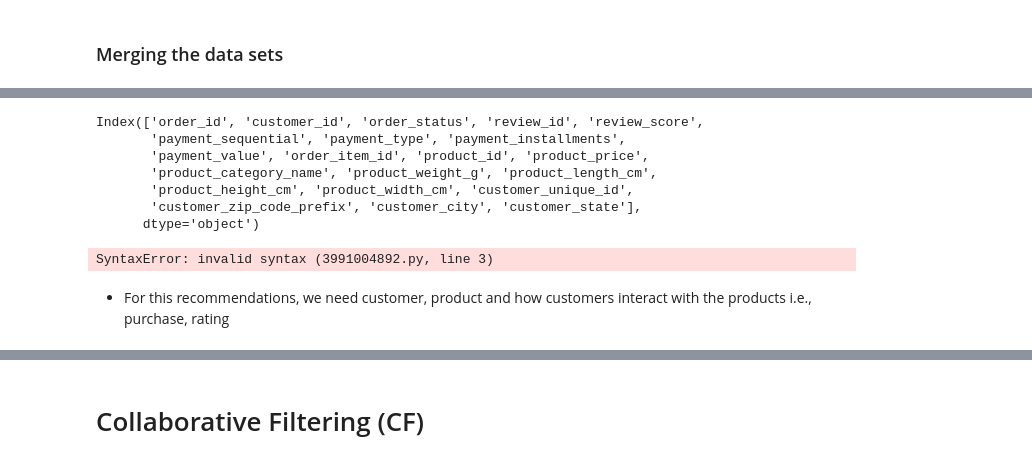
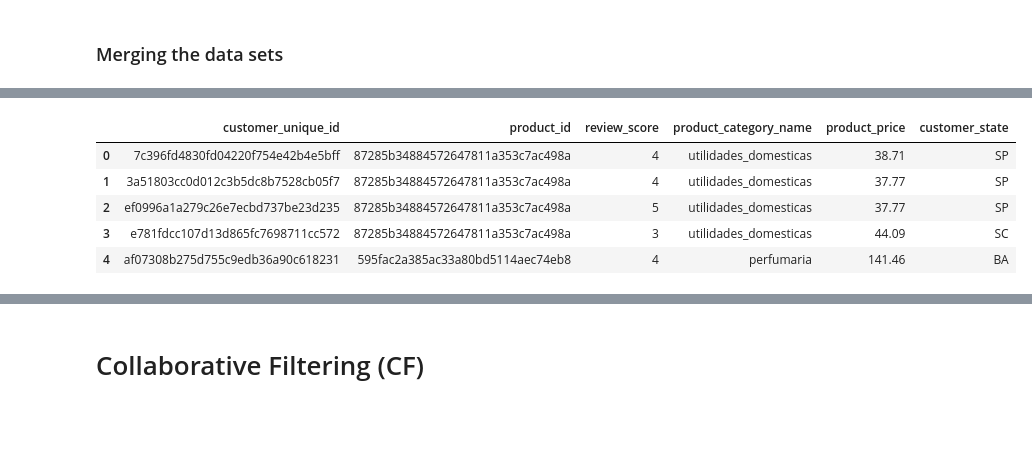
Before and after one commit to Daviedavie100/ML_MachineLearning, a Jupyter notebook: ecommerce.ipynb, the cells around one changed output, grey strips where cells are left out. Cells and saved outputs as stored; diff of their text form; code cells hidden in the pictures; blank space fills up the shorter version.

```diff
--- a/ecommerce.ipynb
+++ b/ecommerce.ipynb
@@ -875,16 +822,0 @@ orders.head(20)
-# %%
-orders.columns
-# %% [output]
-Index(['order_id', 'customer_id', 'order_status', 'review_id', 'review_score',
-       'payment_sequential', 'payment_type', 'payment_installments',
-       'payment_value', 'order_item_id', 'product_id', 'product_price',
-       'product_category_name', 'product_weight_g', 'product_length_cm',
-       'product_height_cm', 'product_width_cm', 'customer_unique_id',
-       'customer_zip_code_prefix', 'customer_city', 'customer_state'],
-      dtype='object')
-# %%
-# customers and sellers geo
-customers_geo = customers_dataset.merge(geolocation_dataset, left_on='customer_zip_code_prefix', right_on='geolocation_zip_code_prefix', how='left'
-sellers_geo = sellers_dataset.merge(geolocation_dataset, left_on='seller_zip_code_prefix', right_on='geolocation_zip_code_prefix', how='left')
-# %% [output]
-SyntaxError: invalid syntax (3991004892.py, line 3)
@@ -926,2 +822,0 @@ brazilian_ecommerce.head()
-# %% [markdown]
-- For this recommendations, we need customer, product and how customers interact with the products i.e., purchase, rating
@@ -934,0 +823,12 @@ brazilian_ecommerce.isna().sum()
+# %%
+# Now select only your needed columns
+brazilian_ecommerce = brazilian_ecommerce_1[['customer_unique_id', 'product_id', 'review_score',
+               'product_category_name', 'product_price', 'customer_state']].drop_duplicates()
+brazilian_ecommerce.head()
+# %% [output]
+|  | customer_unique_id | product_id | review_score | product_category_name | product_price | customer_state |
+| 0 | 7c396fd4830fd04220f754e42b4e5bff | 87285b34884572647811a353c7ac498a | 4 | utilidades_domesticas | 38.71 | SP |
+| 1 | 3a51803cc0d012c3b5dc8b7528cb05f7 | 87285b34884572647811a353c7ac498a | 4 | utilidades_domesticas | 37.77 | SP |
+| 2 | ef0996a1a279c26e7ecbd737be23d235 | 87285b34884572647811a353c7ac498a | 5 | utilidades_domesticas | 37.77 | SP |
+| 3 | e781fdcc107d13d865fc7698711cc572 | 87285b34884572647811a353c7ac498a | 3 | utilidades_domesticas | 44.09 | SC |
+| 4 | af07308b275d755c9edb36a90c618231 | 595fac2a385ac33a80bd5114aec74eb8 | 4 | perfumaria | 141.46 | BA |
```
Also changed, not shown: parts of 17 cells of this notebook.
